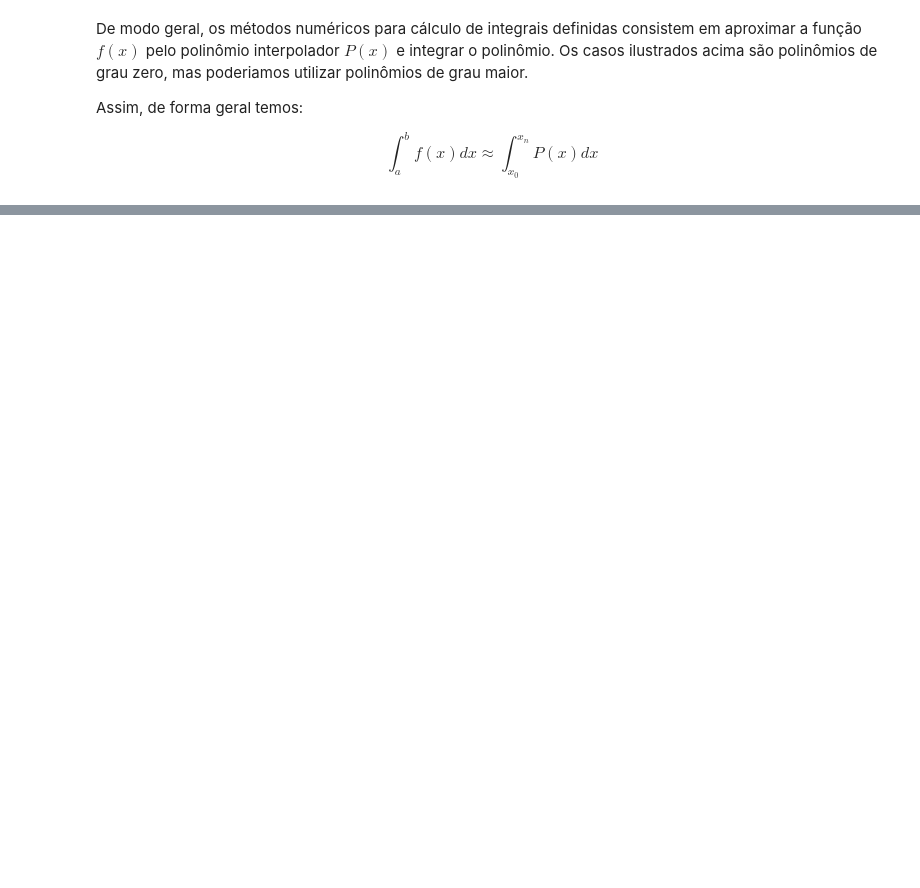
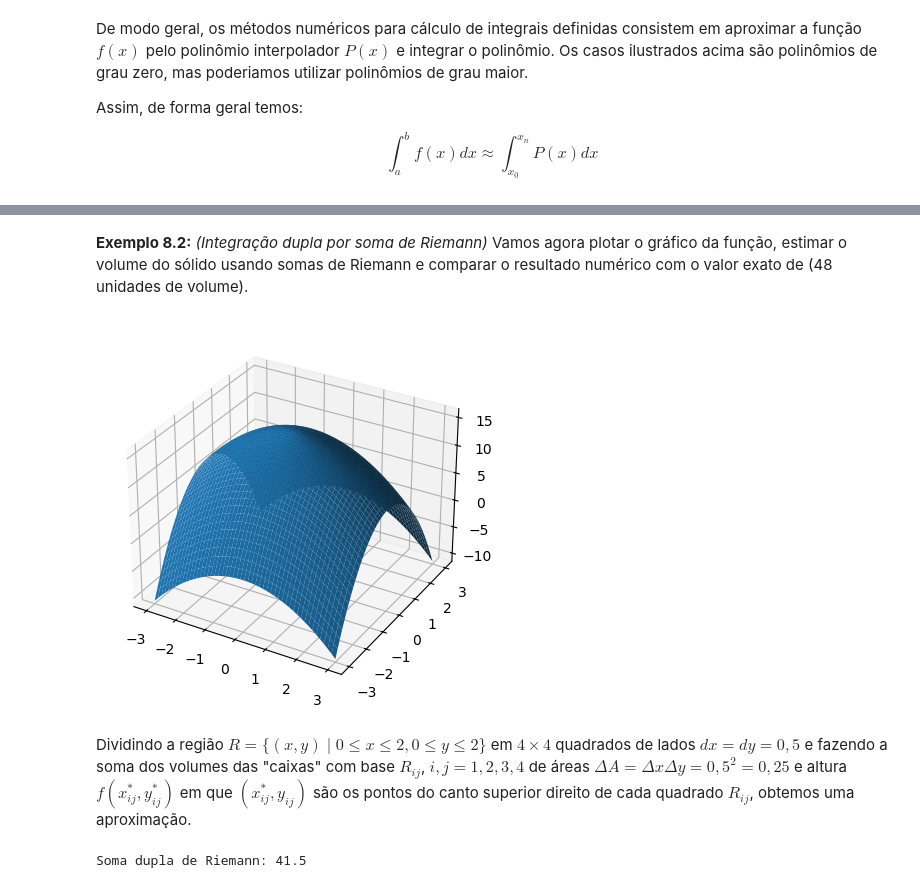
Before and after one commit to pedrocanabarroo/metodos_numericos_em_python, a Jupyter notebook: 6_INTEGRACAO_NUMERICA/6.1_integracao_numerica.ipynb, the cells around one changed output, grey strips where cells are left out. Cells and saved outputs as stored; diff of their text form; code cells hidden in the pictures; blank space fills up the shorter version.

```diff
--- a/6_INTEGRACAO_NUMERICA/6.1_integracao_numerica.ipynb
+++ b/6_INTEGRACAO_NUMERICA/6.1_integracao_numerica.ipynb
@@ -78,0 +130,31 @@ A seguir serão apresentados três métodos para integração numérica baseados
+# %% [markdown]
+**Exemplo 8.2:** *(Integração dupla por soma de Riemann)* Vamos agora plotar o gráfico da função, estimar o volume do sólido usando somas de Riemann e comparar o resultado numérico com o valor exato de (48 unidades de volume).
+# %%
+import numpy as np
+import matplotlib.pyplot as plt
+
+xi, yi = np.meshgrid(np.linspace(-3,3),np.linspace(-3,3))
+zi = 16- xi**2 - 2*yi**2
+
+fig = plt.figure()
+ax = fig.add_subplot(projection='3d')
+ax.plot_surface(xi, yi, zi)
+plt.show()
+# %% [output]
+[figure, added]
+# %% [markdown]
+Dividindo a região $R=\{(x, y) \mid 0 \leq x \leq 2, 0 \leq y \leq 2\}$ em $4 \times 4$ quadrados de lados $dx=dy=0,5$ e fazendo a soma dos volumes das "caixas" com base  $R_{ij}$, $i,j=1,2,3,4$ de áreas $\Delta A = \Delta x \Delta y = 0,5^2=0,25$ e altura $f\left(x_{ij}^*, y_{ij}^*\right)$ em que $(x_{ij}^*, y_{ij})$ são os pontos do canto superior direito de cada quadrado $R_{ij}$, obtemos uma aproximação.
+# %%
+dx=0.5; dy=0.5
+
+# coordenadas dos pontos (x,y)
+xi, yi = np.meshgrid(np.arange(dx,2+dx,dx), np.arange(dy,2+dy,dy))
+
+# cálculo das alturas z = f(x,y)
+f = lambda x,y: 16- x**2 - 2*y**2
+
+# soma dupla de Riemann
+V = np.sum(f(xi,yi))*dx*dy
+print ('Soma dupla de Riemann:', V)
+# %% [output]
+Soma dupla de Riemann: 41.5
```
Also changed, not shown: parts of 13 cells of this notebook.
